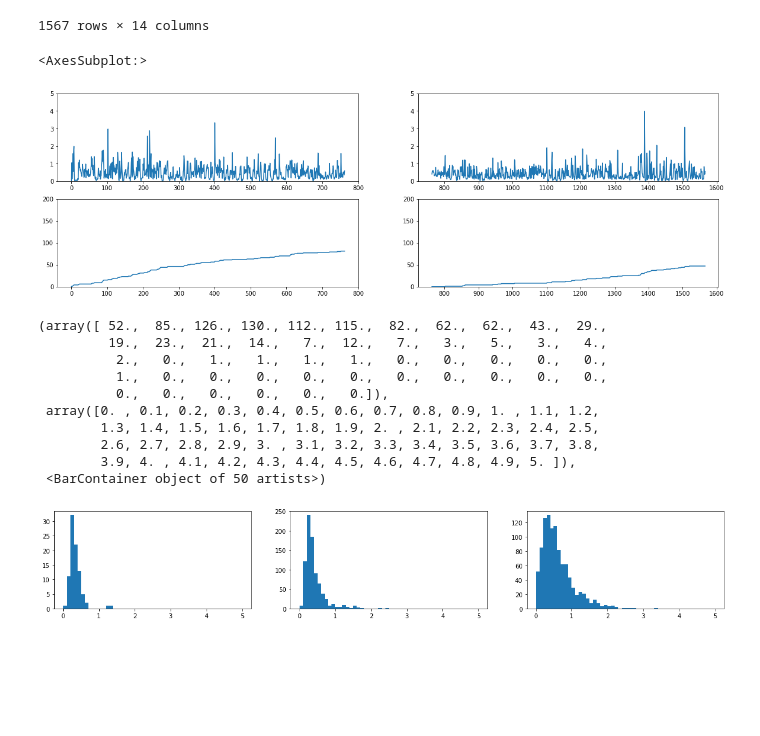
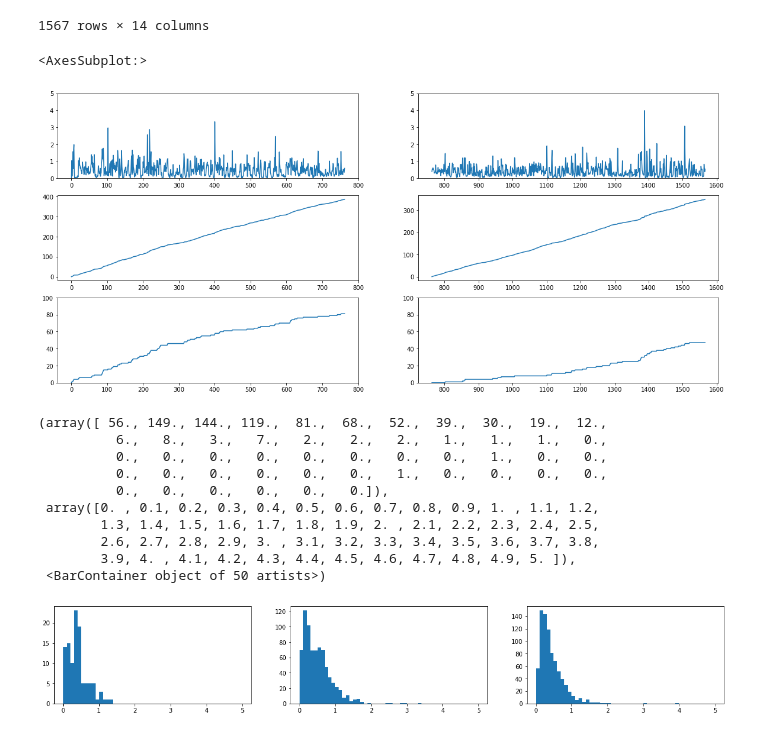
Before and after one commit to ircam-ismm/nime2022-elicitation-demo, a Jupyter notebook: notebooks/novelty_analysis.ipynb, the cells around one changed output. Cells and saved outputs as stored; diff of their text form; code cells hidden in the pictures; blank space fills up the shorter version.

```diff
--- a/notebooks/novelty_analysis.ipynb
+++ b/notebooks/novelty_analysis.ipynb
@@ -4,11 +4,10 @@ import pandas as pd
 from utils import *
 
 datadir = '/Users/schwarz/Documents/projects/element/research/rto_nime22/user_data/'
-p1fam = 'P1/2022-07-28T15-09-33.830Z.txt'
-p1exp = 'P1/2022-07-28T15-10-29.580Z.txt'
-p2fam = 'P2/2022-08-30T16-37-21.326Z.txt'
-p2exp = 'P2/2022-08-30T16-38-30.262Z.txt'
-p3fam = 'P3/2022-09-01T17-04-31.275Z.txt'
-p3exp = 'P3/2022-09-01T17-07-04.283Z.txt'
-p4fam = 'P4/2022-09-02T12-19-35.310Z.txt'
-p4exp = 'P4/2022-09-02T12-21-02.022Z.txt'
+
+# array [participants] of array [fam, exp] data file name
+datafile =  [ ['P1/2022-07-28T15-09-33.830Z.txt', 'P1/2022-07-28T15-10-29.580Z.txt' ],
+              ['P2/2022-08-30T16-37-21.326Z.txt', 'P2/2022-08-30T16-38-30.262Z.txt' ],
+              ['P3/2022-09-01T17-04-31.275Z.txt', 'P3/2022-09-01T17-07-04.283Z.txt' ],
+              ['P4/2022-09-02T12-19-35.310Z.txt', 'P4/2022-09-02T12-21-02.022Z.txt' ]
+            ]
@@ -35,7 +14,7 @@ fb     = df[fbind].dropna(axis=1)
 # %%
 # new load method
-res0, seg0 = read_log(datadir + p4fam)
-res,  seg  = read_log(datadir + p4exp)
+res0, seg0 = read_log(datadir + datafile[3][0])
+res,  seg  = read_log(datadir + datafile[3][1])
 seg0 = pd.DataFrame(seg0)
 seg  = pd.DataFrame(seg)
 seg
@@ -61,23 +40,30 @@ seg
 # %%
 nov0 = select(seg0, condition='c0')
 nov1 = select(seg, condition='c1')
 nov2 = select(seg, condition='c2')
 
 #ymax = max((nov1['min_dtw_pond'] > 1).cumsum(), (nov2['min_dtw_pond'] > 1).cumsum())
-ymax = 200
+ymax = 100
+thresh = 1
 
-plt.figure(figsize=(20, 6))
-plt.subplot(2, 2, 1)
+plt.figure(figsize=(20, 9))
+plt.subplot(3, 2, 1)
 nov1['min_dtw_pond'].plot(ylim=(0, 5))
-plt.subplot(2, 2, 2)
+plt.subplot(3, 2, 2)
 nov2['min_dtw_pond'].plot(ylim=(0, 5))
-plt.subplot(2, 2, 3)
-(nov1['min_dtw_pond'] > 1).cumsum().plot(ylim=(0, ymax))
-plt.subplot(2, 2, 4)
-(nov2['min_dtw_pond'] > 1).cumsum().plot(ylim=(0, ymax))
+
+plt.subplot(3, 2, 3)
+nov1['min_dtw_pond'].cumsum().plot()
+plt.subplot(3, 2, 4)
+nov2['min_dtw_pond'].cumsum().plot()
+
+plt.subplot(3, 2, 5)
+(nov1['min_dtw_pond'] > thresh).cumsum().plot(ylim=(0, ymax))
+plt.subplot(3, 2, 6)
+(nov2['min_dtw_pond'] > thresh).cumsum().plot(ylim=(0, ymax))
 # %% [output]
 <AxesSubplot:>
-[figure, old version]
+[figure, new version]
 # %%
 plt.figure(figsize=(20, 3))
 plt.subplot(1, 3, 1)
@@ -87,14 +73,14 @@ plt.hist(nov1['min_dtw_pond'], 50, range=(0, 5))
 plt.subplot(1, 3, 3)
 plt.hist(nov2['min_dtw_pond'], 50, range=(0, 5))
 # %% [output]
-(array([ 52.,  85., 126., 130., 112., 115.,  82.,  62.,  62.,  43.,  29.,
-         19.,  23.,  21.,  14.,   7.,  12.,   7.,   3.,   5.,   3.,   4.,
-          2.,   0.,   1.,   1.,   1.,   1.,   0.,   0.,   0.,   0.,   0.,
-          1.,   0.,   0.,   0.,   0.,   0.,   0.,   0.,   0.,   0.,   0.,
+(array([ 56., 149., 144., 119.,  81.,  68.,  52.,  39.,  30.,  19.,  12.,
+          6.,   8.,   3.,   7.,   2.,   2.,   2.,   1.,   1.,   1.,   0.,
+          0.,   0.,   0.,   0.,   0.,   0.,   0.,   0.,   1.,   0.,   0.,
+          0.,   0.,   0.,   0.,   0.,   0.,   1.,   0.,   0.,   0.,   0.,
           0.,   0.,   0.,   0.,   0.,   0.]),
  array([0. , 0.1, 0.2, 0.3, 0.4, 0.5, 0.6, 0.7, 0.8, 0.9, 1. , 1.1, 1.2,
         1.3, 1.4, 1.5, 1.6, 1.7, 1.8, 1.9, 2. , 2.1, 2.2, 2.3, 2.4, 2.5,
         2.6, 2.7, 2.8, 2.9, 3. , 3.1, 3.2, 3.3, 3.4, 3.5, 3.6, 3.7, 3.8,
         3.9, 4. , 4.1, 4.2, 4.3, 4.4, 4.5, 4.6, 4.7, 4.8, 4.9, 5. ]),
  <BarContainer object of 50 artists>)
-[figure, old version]
+[figure, new version]
```
Also changed, not shown: parts of 1 cell of this notebook.
